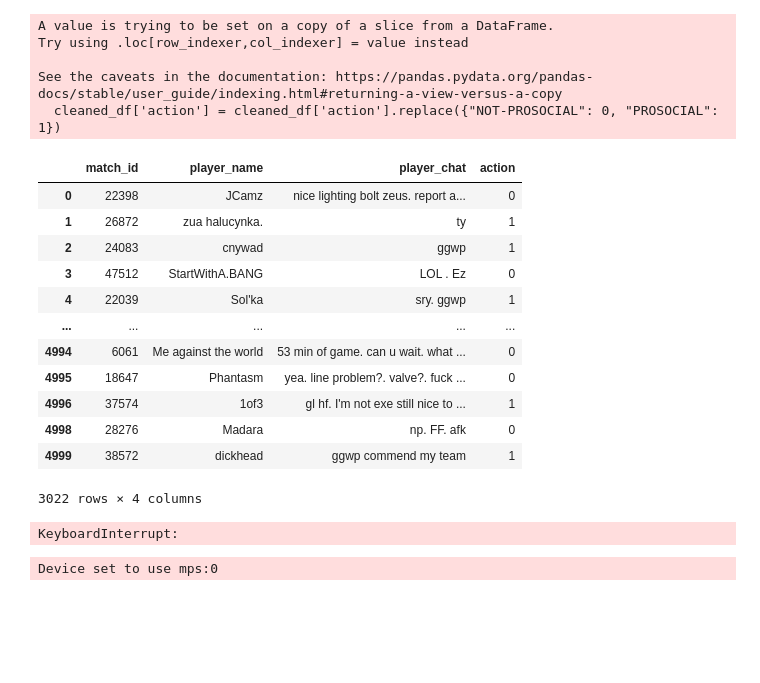
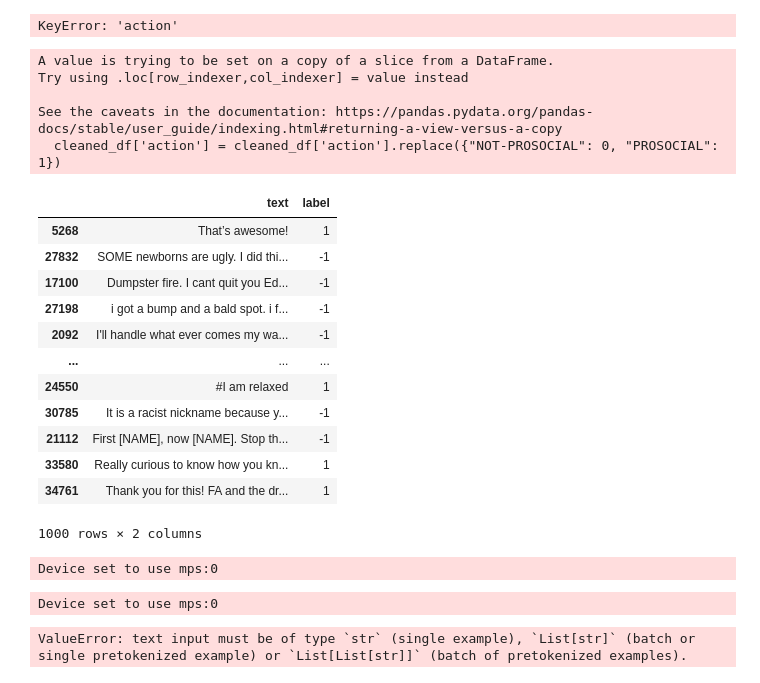
Before and after one commit to prangunj23/PGSURF25, a Jupyter notebook: shap/shap.ipynb, the cells around one changed output. Cells and saved outputs as stored; diff of their text form; code cells hidden in the pictures; blank space fills up the shorter version.

```diff
--- a/shap/shap.ipynb
+++ b/shap/shap.ipynb
@@ -13,4 +13,4 @@ from collections import defaultdict
 # %%
 sentence_transformer = SentenceTransformer('all-mpnet-base-v2')
 # %%
-df = pd.read_csv('../data/initial_datasets/cmb_prosocial_labeled.csv')
+df = pd.read_csv('../data/initial_datasets/reddit/reddit_train.csv')
@@ -17,5 +33,7 @@ df = pd.read_csv('../data/initial_datasets/cmb_prosocial_labeled.csv')
 # %%
 cleaned_df = df[~(df['action'] == 'UNCLEAR')]
+# %% [output]
+KeyError: 'action'
 # %%
 cleaned_df['action'] = cleaned_df['action'].replace({"NOT-PROSOCIAL": 0, "PROSOCIAL": 1})
 # %% [output]
@@ -25,27 +43,26 @@ Try using .loc[row_indexer,col_indexer] = value instead
 See the caveats in the documentation: https://pandas.pydata.org/pandas-docs/stable/user_guide/indexing.html#returning-a-view-versus-a-copy
   cleaned_df['action'] = cleaned_df['action'].replace({"NOT-PROSOCIAL": 0, "PROSOCIAL": 1})
 # %%
+cleaned_df = df.sample(n=1000)
 cleaned_df
 # %% [output]
-|  | match_id | player_name | player_chat | action |
-| 0 | 22398 | JCamz | nice lighting bolt zeus. report a... | 0 |
-| 1 | 26872 | zua halucynka. | ty | 1 |
-| 2 | 24083 | cnywad | ggwp | 1 |
-| 3 | 47512 | StartWithA.BANG | LOL . Ez | 0 |
-| 4 | 22039 | Sol'ka | sry. ggwp | 1 |
-| ... | ... | ... | ... | ... |
-| 4994 | 6061 | Me against the world | 53 min of game. can u wait. what ... | 0 |
-| 4995 | 18647 | Phantasm | yea. line problem?. valve?. fuck ... | 0 |
-| 4996 | 37574 | 1of3 | gl hf. I'm not exe still nice to ... | 1 |
-| 4998 | 28276 | Madara | np. FF. afk | 0 |
-| 4999 | 38572 | dickhead | ggwp commend my team | 1 |
+|  | text | label |
+| 5268 | That’s awesome! | 1 |
+| 27832 | SOME newborns are ugly. I did thi... | -1 |
+| 17100 | Dumpster fire. I cant quit you Ed... | -1 |
+| 27198 | i got a bump and a bald spot. i f... | -1 |
+| 2092 | I'll handle what ever comes my wa... | -1 |
+| ... | ... | ... |
+| 24550 | #I am relaxed | 1 |
+| 30785 | It is a racist nickname because y... | -1 |
+| 21112 | First [NAME], now [NAME]. Stop th... | -1 |
+| 33580 | Really curious to know how you kn... | 1 |
+| 34761 | Thank you for this! FA and the dr... | 1 |
-3022 rows × 4 columns
+1000 rows × 2 columns
 # %%
-labels = cleaned_df['action'].to_list()
+labels = cleaned_df['label'].to_list()
 
-X = sentence_transformer.encode(cleaned_df['player_chat'].to_list(), convert_to_numpy=True)
+X = sentence_transformer.encode(cleaned_df['text'].to_list(), convert_to_numpy=True)
-# %% [output]
-KeyboardInterrupt:
 # %%
 classifier = pipeline(
     "text-classification",
@@ -57,0 +81,26 @@ Device set to use mps:0
+# %%
+import shap
+from transformers import pipeline
+import numpy as np
+
+# Load sentiment analysis pipeline
+pipe = pipeline("sentiment-analysis", model="distilbert-base-uncased-finetuned-sst-2-english")
+
+# Wrapper function for SHAP
+def model_predict(texts):
+    outputs = pipe(texts)
+    return np.array([[o['score']] if o['label'] == 'POSITIVE' else [1 - o['score']] for o in outputs])
+
+# Set up SHAP masker and explainer
+masker = shap.maskers.Text(tokenizer=pipe.tokenizer)
+explainer = shap.Explainer(model_predict, masker)
+
+# Now explain the prediction
+input_text = "You're an awesome person."
+shap_values = explainer([input_text])  # input as list of strings
+
+# Visualize
+shap.plots.text(shap_values[0])
+# %% [output]
+Device set to use mps:0
+ValueError: text input must be of type `str` (single example), `List[str]` (batch or single pretokenized example) or `List[List[str]]` (batch of pretokenized examples).
```
Also changed, not shown: parts of 12 cells of this notebook, 4 other files.
